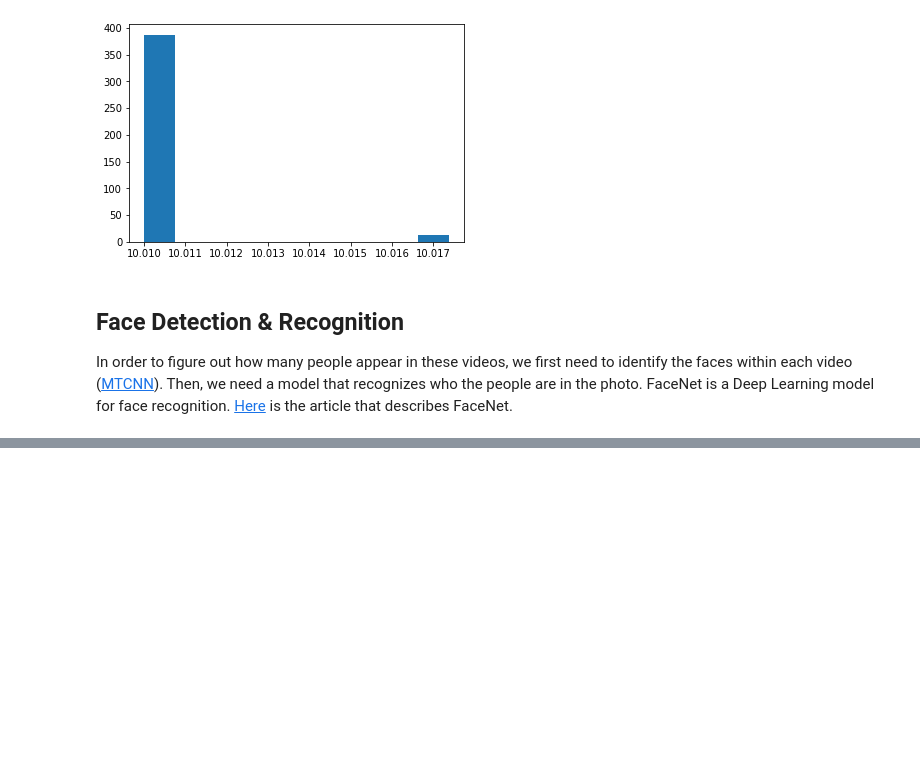
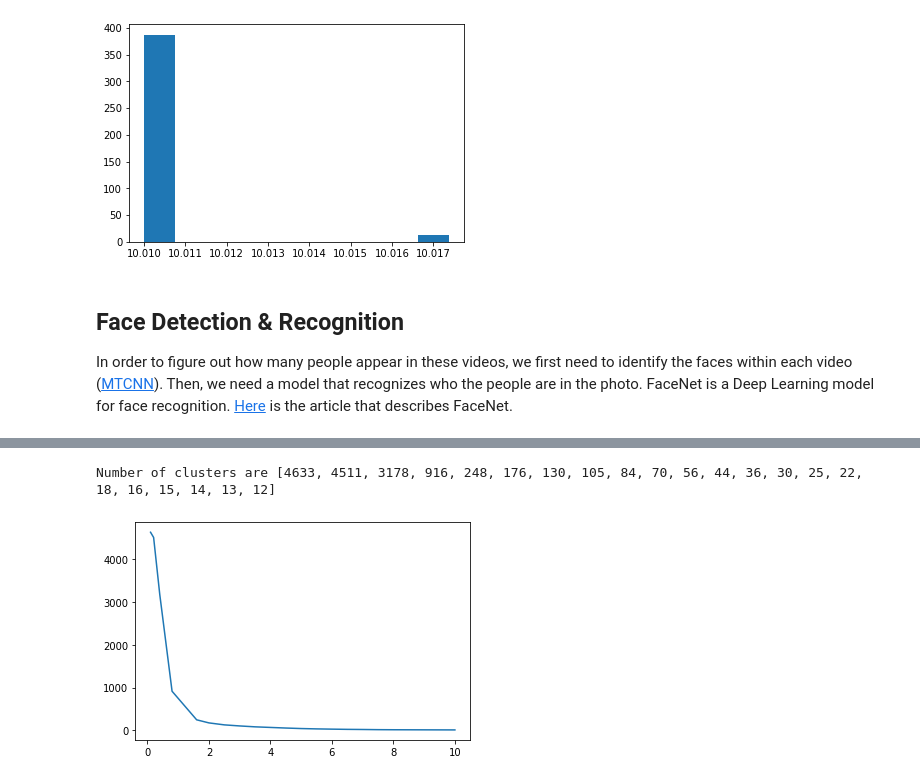
Before and after one commit to Shahin-A/Exercise, a Jupyter notebook: ML/DeepFake.ipynb, the cells around one changed output, grey strips where cells are left out. Saved outputs shown, nothing was run; the diff lists cells and outputs as text; code cells hidden in the pictures; blank space fills up the shorter version.

```diff
--- a/ML/DeepFake.ipynb
+++ b/ML/DeepFake.ipynb
@@ -99,0 +135,21 @@ len(faces)
+# %%
+from keras_facenet import FaceNet
+embedder = FaceNet()
+embeddings = embedder.embeddings(faces)
+# %%
+from sklearn.cluster import AgglomerativeClustering
+
+distance_thresholds = [0.1, 0.2, 0.4, 0.8, 1.6, 2, 2.5, 3, 3.5, 4, 4.5, 5, 5.5, 6, 6.5, 7, 7.5, 8, 8.5, 9, 9.5, 10]
+models = []
+num_clusters = []
+for distance in distance_thresholds:
+    aggCluster = AgglomerativeClustering(n_clusters=None, distance_threshold=distance, affinity='euclidean') \
+        .fit(embeddings)
+    models.append(aggCluster)
+    num_clusters.append(aggCluster.n_clusters_)
+
+plt.plot(distance_thresholds, num_clusters)
+print("Number of clusters are {}".format(num_clusters))
+# %% [output]
+Number of clusters are [4633, 4511, 3178, 916, 248, 176, 130, 105, 84, 70, 56, 44, 36, 30, 25, 22, 18, 16, 15, 14, 13, 12]
+[figure, added]
```
Also changed, not shown: parts of 6 cells of this notebook.
